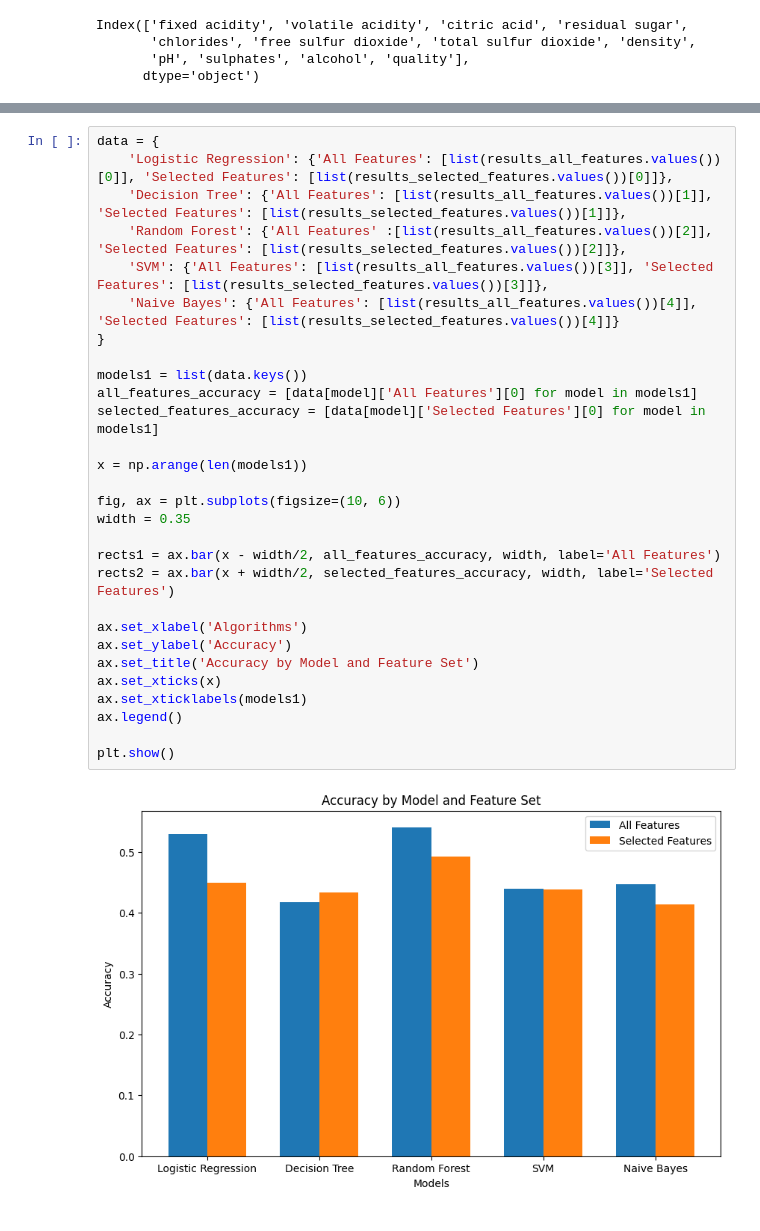
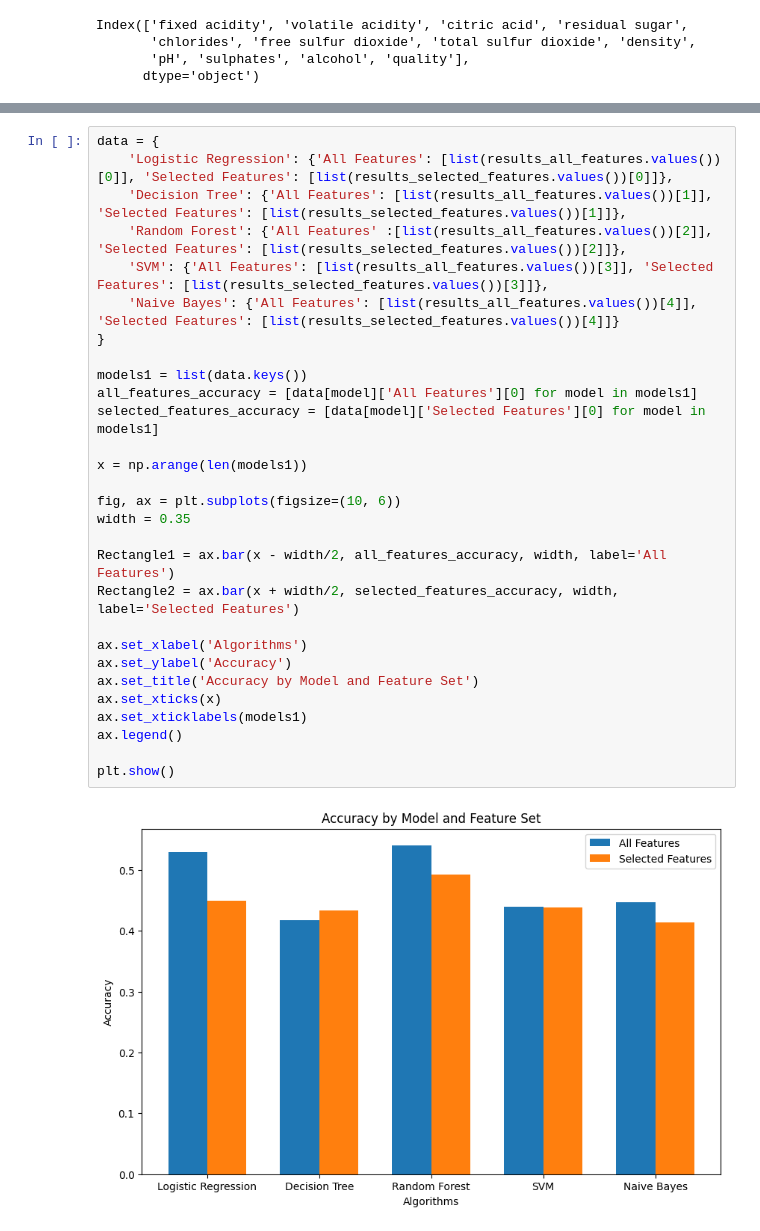
Before and after one commit to Jhimaque/LabExam2, a Jupyter notebook: LabExam2.ipynb, the cells around one changed output, grey strips where cells are left out. Drawn from its saved outputs; the diff is of its cells as text.

```diff
--- a/LabExam2.ipynb
+++ b/LabExam2.ipynb
@@ -154,34 +152,34 @@ Please also refer to the documentation for alternative solver options:
 # %%
 data = {
     'Logistic Regression': {'All Features': [list(results_all_features.values())[0]], 'Selected Features': [list(results_selected_features.values())[0]]},
     'Decision Tree': {'All Features': [list(results_all_features.values())[1]], 'Selected Features': [list(results_selected_features.values())[1]]},
     'Random Forest': {'All Features' :[list(results_all_features.values())[2]], 'Selected Features': [list(results_selected_features.values())[2]]},
     'SVM': {'All Features': [list(results_all_features.values())[3]], 'Selected Features': [list(results_selected_features.values())[3]]},
     'Naive Bayes': {'All Features': [list(results_all_features.values())[4]], 'Selected Features': [list(results_selected_features.values())[4]]}
 }
 
 models1 = list(data.keys())
 all_features_accuracy = [data[model]['All Features'][0] for model in models1]
 selected_features_accuracy = [data[model]['Selected Features'][0] for model in models1]
 
 x = np.arange(len(models1))
 
 fig, ax = plt.subplots(figsize=(10, 6))
 width = 0.35
 
-rects1 = ax.bar(x - width/2, all_features_accuracy, width, label='All Features')
-rects2 = ax.bar(x + width/2, selected_features_accuracy, width, label='Selected Features')
+Rectangle1 = ax.bar(x - width/2, all_features_accuracy, width, label='All Features')
+Rectangle2 = ax.bar(x + width/2, selected_features_accuracy, width, label='Selected Features')
 
 ax.set_xlabel('Algorithms')
 ax.set_ylabel('Accuracy')
 ax.set_title('Accuracy by Model and Feature Set')
 ax.set_xticks(x)
 ax.set_xticklabels(models1)
 ax.legend()
 
 plt.show()
 # %% [output]
-[figure, old version]
+[figure, new version]
 # %%
 results_all_features = {}
 for name, model in models.items():
```
Also changed, not shown: parts of 5 cells of this notebook, 1 other file.
